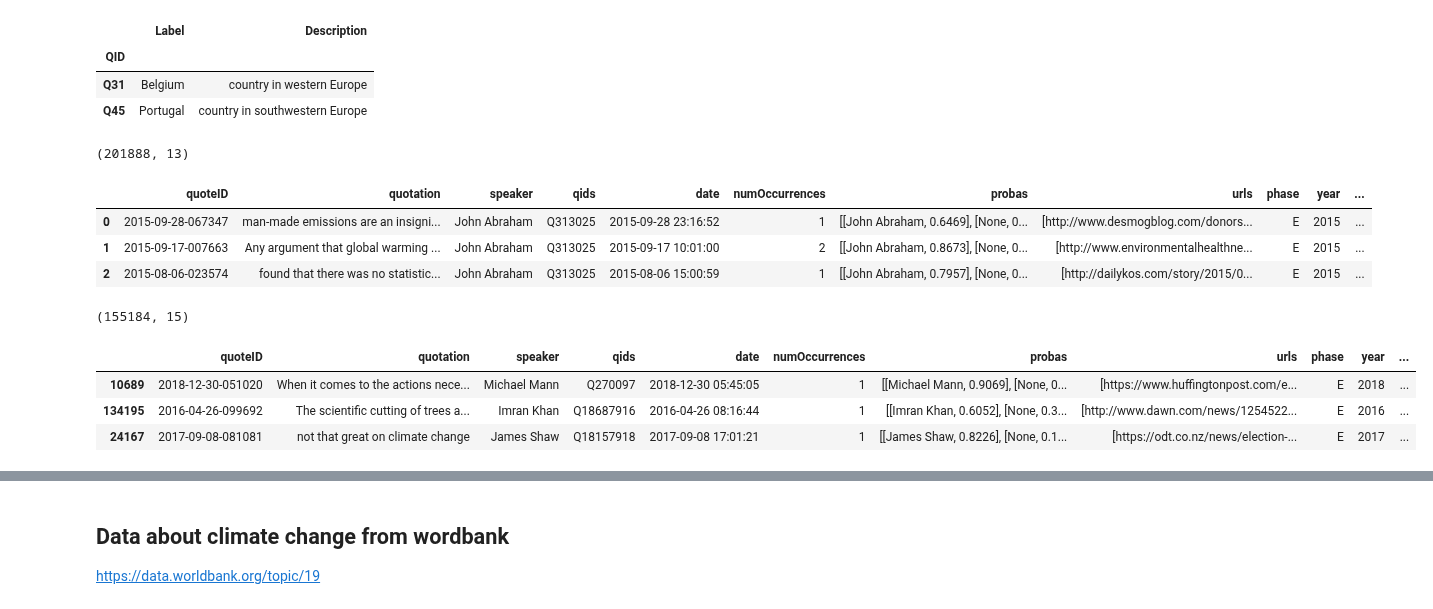
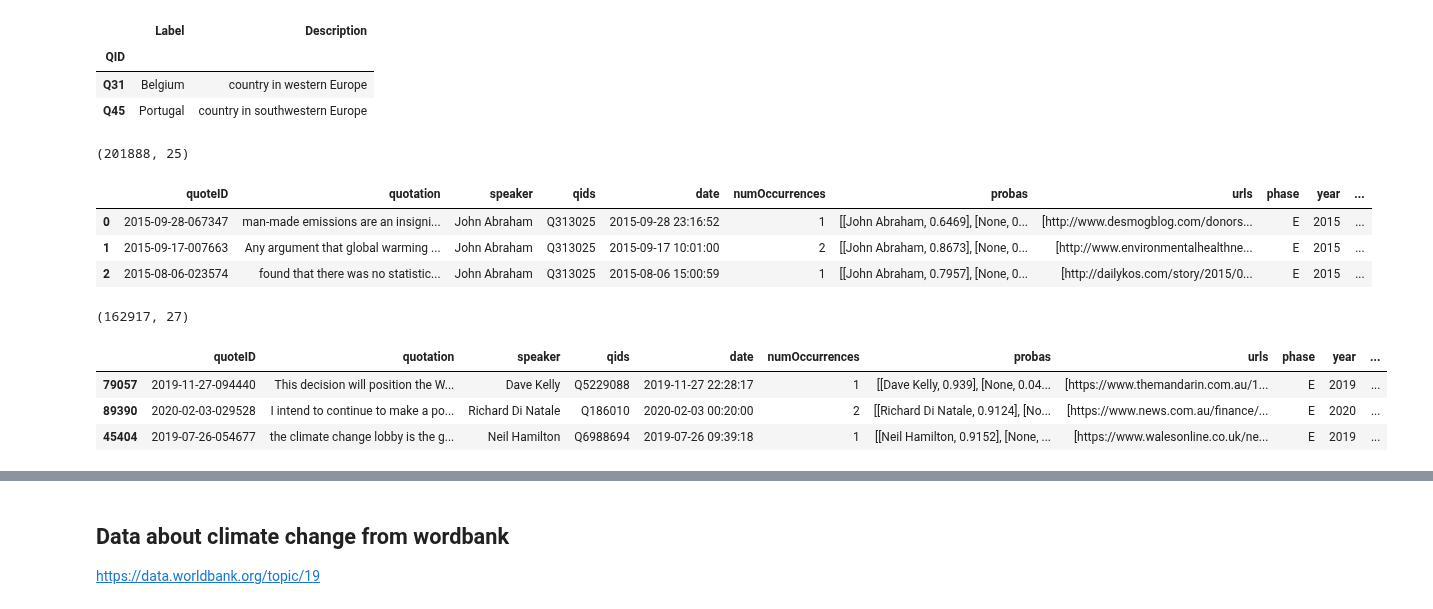
Before and after one commit to epfl-ada/ada-2021-project-jjzm, a Jupyter notebook: Project_Milestone_2.ipynb, the cells around one changed output, grey strips where cells are left out. Drawn from its saved outputs; the diff is of its cells as text; code cells hidden in the pictures.

```diff
--- a/Project_Milestone_2.ipynb
+++ b/Project_Milestone_2.ipynb
@@ -310,29 +295,31 @@ qids.head(2)
 | Q31 | Belgium | country in western Europe |
 | Q45 | Portugal | country in southwestern Europe |
 # %%
-# merge the quotes about global warming with the countries from wikidata (the first one) using the qids
-climate_countries = climate_all_years_clean.explode('qids').merge(df, left_on='qids', right_on='id')
+# merge the quotes about global warming with the countries from wikidata using the qids
+climate_countries = climate_all_years_clean.explode('qids').merge(wikidata, left_on='qids', right_on='id')
 print(climate_countries.shape)
 climate_countries.head(3)
 # %% [output]
-(201888, 13)
+(201888, 25)
 |  | quoteID | quotation | speaker | qids | date | numOccurrences | probas | urls | phase | year | ... |
 | 0 | 2015-09-28-067347 | man-made emissions are an insigni... | John Abraham | Q313025 | 2015-09-28 23:16:52 | 1 | [[John Abraham, 0.6469], [None, 0... | [http://www.desmogblog.com/donors... | E | 2015 | ... |
 | 1 | 2015-09-17-007663 | Any argument that global warming ... | John Abraham | Q313025 | 2015-09-17 10:01:00 | 2 | [[John Abraham, 0.8673], [None, 0... | [http://www.environmentalhealthne... | E | 2015 | ... |
 | 2 | 2015-08-06-023574 | found that there was no statistic... | John Abraham | Q313025 | 2015-08-06 15:00:59 | 1 | [[John Abraham, 0.7957], [None, 0... | [http://dailykos.com/story/2015/0... | E | 2015 | ... |
 # %%
 # add the labels of the countries
-climate_countries_label = climate_countries.merge(qids, left_on='nationality', right_on='QID')
+climate_countries_label = climate_countries.explode('nationality').merge(qids, left_on='nationality', right_on='QID')
 print(climate_countries_label.shape)
-climate_countries_label.drop(columns=['id', 'label', 'Description'], axis=1, inplace=True)
+climate_countries_label.drop(columns=['id', 'label', 'Description', 'aliases', 'date_of_birth', 'gender',
+                                      'lastrevid', 'ethnic_group', 'US_congress_bio_ID', 'occupation',
+                                      'party', 'academic_degree', 'candidacy', 'type', 'religion'], axis=1, inplace=True)
 climate_countries_label = climate_countries_label.rename(columns={'nationality': 'nationality_qid',
-                                                                  'Label': 'nationality'})
+                                                                  'Label': 'nationality_label'})
 climate_countries_label.sample(3)
 # %% [output]
-(155184, 15)
+(162917, 27)
 |  | quoteID | quotation | speaker | qids | date | numOccurrences | probas | urls | phase | year | ... |
-| 10689 | 2018-12-30-051020 | When it comes to the actions nece... | Michael Mann | Q270097 | 2018-12-30 05:45:05 | 1 | [[Michael Mann, 0.9069], [None, 0... | [https://www.huffingtonpost.com/e... | E | 2018 | ... |
-| 134195 | 2016-04-26-099692 | The scientific cutting of trees a... | Imran Khan | Q18687916 | 2016-04-26 08:16:44 | 1 | [[Imran Khan, 0.6052], [None, 0.3... | [http://www.dawn.com/news/1254522... | E | 2016 | ... |
-| 24167 | 2017-09-08-081081 | not that great on climate change | James Shaw | Q18157918 | 2017-09-08 17:01:21 | 1 | [[James Shaw, 0.8226], [None, 0.1... | [https://odt.co.nz/news/election-... | E | 2017 | ... |
+| 79057 | 2019-11-27-094440 | This decision will position the W... | Dave Kelly | Q5229088 | 2019-11-27 22:28:17 | 1 | [[Dave Kelly, 0.939], [None, 0.04... | [https://www.themandarin.com.au/1... | E | 2019 | ... |
+| 89390 | 2020-02-03-029528 | I intend to continue to make a po... | Richard Di Natale | Q186010 | 2020-02-03 00:20:00 | 2 | [[Richard Di Natale, 0.9124], [No... | [https://www.news.com.au/finance/... | E | 2020 | ... |
+| 45404 | 2019-07-26-054677 | the climate change lobby is the g... | Neil Hamilton | Q6988694 | 2019-07-26 09:39:18 | 1 | [[Neil Hamilton, 0.9152], [None, ... | [https://www.walesonline.co.uk/ne... | E | 2019 | ... |
 # %%
 # number of quotes by countries
```
Also changed, not shown: parts of 17 cells of this notebook.
